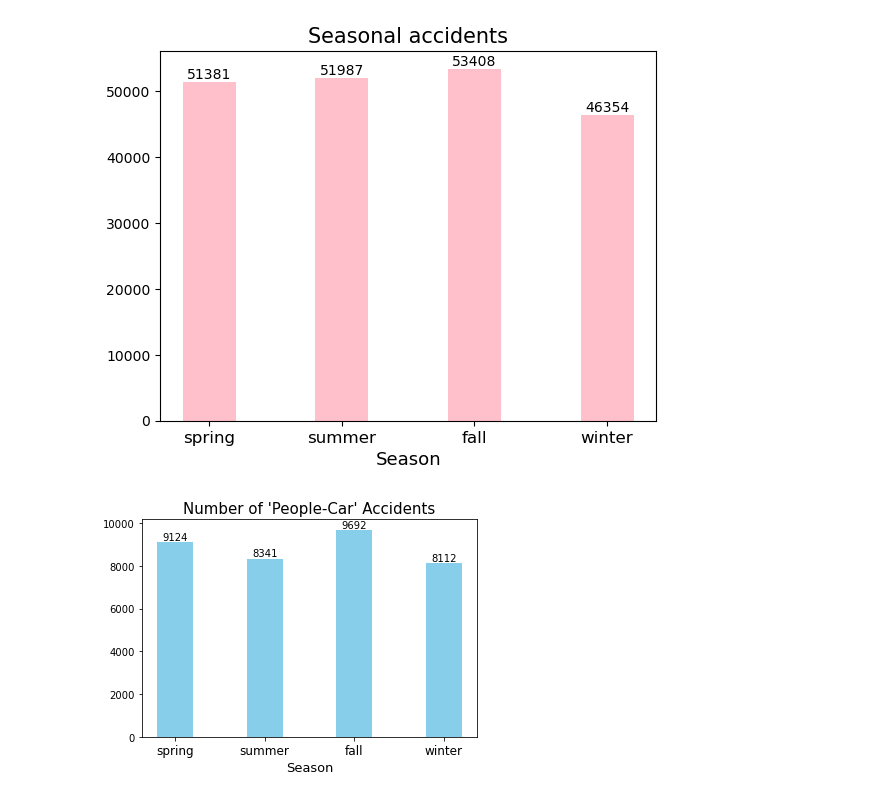
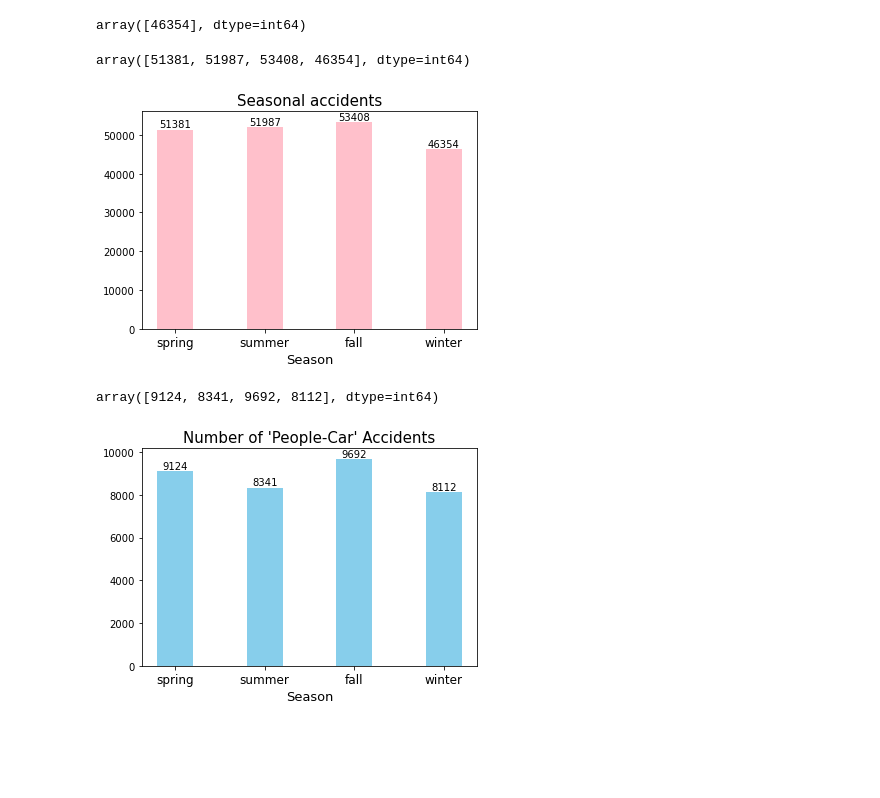
Before and after one commit to jeazure11/dataAnalytics_project, a Jupyter notebook: Final_project.ipynb, the cells around one changed output. Saved outputs shown, nothing was run; the diff lists cells and outputs as text; code cells hidden in the pictures; blank space fills up the shorter version.

```diff
--- a/Final_project.ipynb
+++ b/Final_project.ipynb
@@ -1,7 +1,7 @@
 # %%
 import pandas as pd
 
-csv_data = pd.read_csv('traffic_accident.csv',encoding='cp949')
+csv_data = pd.read_csv('traffic_accident.csv',encoding='utf-8')
 
 csv_spring= csv_data[(csv_data.발생월>2) & (csv_data.발생월<6)] #봄에 발생한 교통사고에 대한 모든 데이터
 csv_sprAcc = csv_spring[['사고건수']]  #봄에 발생한 교통사고 사고건수만 추출
@@ -18,25 +32,29 @@ sprSum = csv_sprAcc[['사고건수']].sum()
 sumSum = csv_summer[['사고건수']].sum()
 fallSum = csv_fallAcc[['사고건수']].sum()
 winSum = csv_winAcc[['사고건수']].sum()
+# %% [output]
+array([46354], dtype=int64)
 # %%
 sumAcc = np.array([sprSum,sumSum,fallSum,winSum])
 sumAcc = sumAcc.ravel() #다차원 배열 -> 1차원 배열 전환
+# %% [output]
+array([51381, 51987, 53408, 46354], dtype=int64)
 # %%
 import matplotlib.pyplot as plt
 season = ['spring','summer','fall','winter'] #계절 배열
 index = np.arange(len(season)) #가로축(계절) 항목 개수
 
 seaBar = plt.bar(index,sumAcc,width=0.4,color = 'pink')
 plt.title("Seasonal accidents",fontsize=15)
 plt.xlabel('Season',fontsize=13)
 plt.xticks(index,season,fontsize=12)
 
 #숫자 넣는 부분
 for i,j in enumerate(seaBar):
-    plt.text(i,j.get_height(),sumAcc[i], horizontalalignment= 'center',verticalalignment = 'bottom')
+    plt.text(i,j.get_height(),SumArr2[i], horizontalalignment= 'center',verticalalignment = 'bottom')
 plt.show()
 # %% [output]
-[figure, old version]
+[figure, new version]
 # %%
 spr_cp = csv_spring[csv_spring.사고유형대분류 == '차대사람'] #봄 - '차 대 사람' 모든 데이터
 spr_cc = csv_spring[csv_spring.사고유형대분류 == '차대차']   #봄 - '차 대 차' 모든 데이터
@@ -77,6 +95,8 @@ fall_cp_sum = fall_cp_num[['사고건수']].sum()
 win_cp_sum = win_cp_num[['사고건수']].sum()
 cnp = np.array([spr_cp_sum,sum_cp_sum,fall_cp_sum,win_cp_sum])
 cnp = cnp.ravel()
+# %% [output]
+array([9124, 8341, 9692, 8112], dtype=int64)
 # %%
 ##계절별 '차 대 사람' 사고건수 그래프
 import matplotlib.pyplot as plt
```
Also changed, not shown: parts of 5 cells of this notebook.
